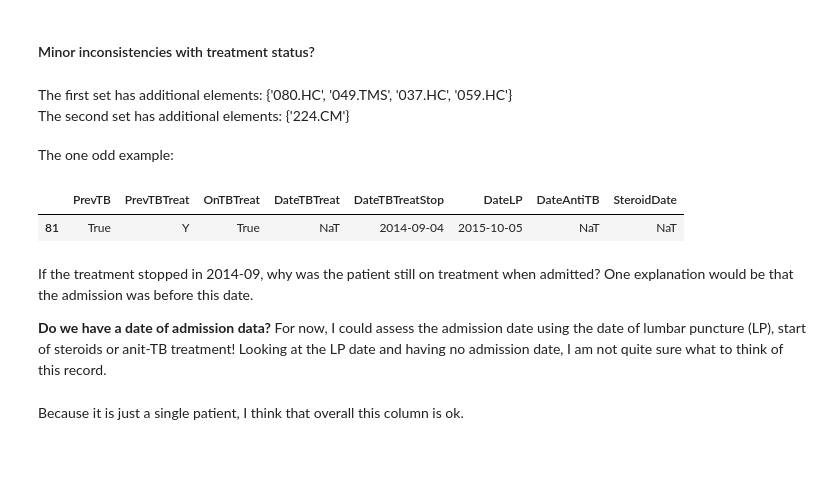
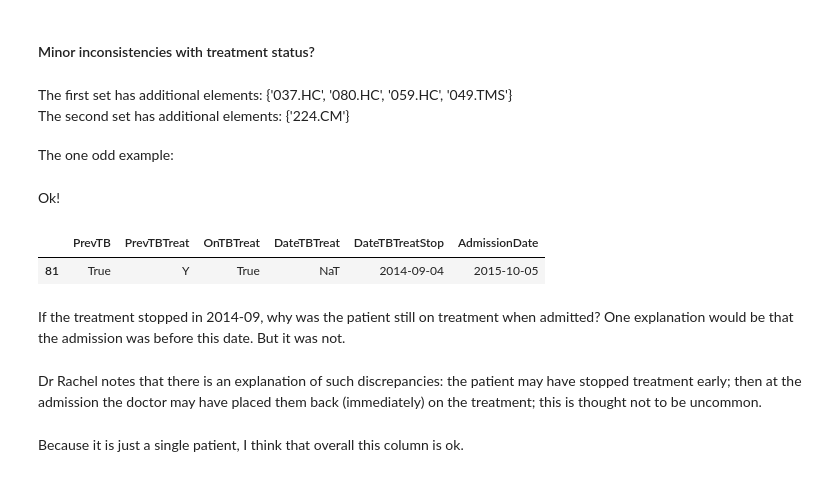
Before and after one commit to krassowski/meningitis-integration, a Jupyter notebook: data_exploration/Clinical_data_first_look.ipynb, the cells around one changed output. Cells and saved outputs as stored; diff of their text form; code cells hidden in the pictures.

Commit message:
Add updated clinical data & update related notebook

```diff
--- a/data_exploration/Clinical_data_first_look.ipynb
+++ b/data_exploration/Clinical_data_first_look.ipynb
@@ -215,11 +223,9 @@ clinical_data['was_previous_tb_pulmonary'] = clinical_data.apply(lambda patient:
 # %%
 clinical_data['was_previous_tb_extrapulmonary'] = clinical_data.apply(lambda patient:
-    # ignore patients with no history of TB (set the value to NaN)
     nan if not (patient.PrevTB == True) else
-    (
-        'TBM' in str(patient.PrevTBForm)
-        or
-        'Meningeal' in str(patient.PrevTBForm)
+    any(
+        term in str(patient.PrevTBForm)
+        for term in ['TBM', 'Meningeal', 'Pleural']
     )
 , axis=1)
 # %% [markdown]
@@ -471,0 +482,3 @@ Is 600 days a real figure or a typo? I mean, if some patient reported having a h
+# %%
+clinical_data['headache_days_corrected'] = clinical_data['HeadacheD'].replace({600: 60})
+clinical_data['headache_days_corrected'].max()
@@ -702,24 +717,26 @@ compare_sets(
     clinical_data[~clinical_data.DateTBTreatStop.isnull()].PatientID
 )
 # %% [output]
-The first set has additional elements: {'080.HC', '049.TMS', '037.HC', '059.HC'}
+The first set has additional elements: {'037.HC', '080.HC', '059.HC', '049.TMS'}
 The second set has additional elements: {'224.CM'}
 # %% [markdown]
 The one odd example:
+# %% [markdown]
+Ok!
 # %%
 columns_of_interest = [
     'PrevTB', 'PrevTBTreat', 'OnTBTreat', 'DateTBTreat', 'DateTBTreatStop',
-    'DateLP', 'DateAntiTB', 'SteroidDate' # see below for the reason for inclusion
+    'AdmissionDate'
 ]
 clinical_data[clinical_data.PatientID == '224.CM'][columns_of_interest]
 # %% [output]
-|  | PrevTB | PrevTBTreat | OnTBTreat | DateTBTreat | DateTBTreatStop | DateLP | DateAntiTB | SteroidDate |
-| 81 | True | Y | True | NaT | 2014-09-04 | 2015-10-05 | NaT | NaT |
+|  | PrevTB | PrevTBTreat | OnTBTreat | DateTBTreat | DateTBTreatStop | AdmissionDate |
+| 81 | True | Y | True | NaT | 2014-09-04 | 2015-10-05 |
 # %% [markdown]
 If the treatment stopped in 2014-09, why was the patient still on treatment when admitted?
-One explanation would be that the admission was before this date.
-
-**Do we have a date of admission data?**  For now, I could assess the admission date using the date of lumbar puncture (LP), start of steroids or anit-TB treatment! Looking at the LP date and having no admission date, I am not quite sure what to think of this record.
+One explanation would be that the admission was before this date. But it was not.
+# %% [markdown]
+Dr Rachel notes that there is an explanation of such discrepancies: the patient may have stopped treatment early; then at the admission the doctor may have placed them back (immediately) on the treatment; this is thought not to be uncommon.
 # %% [markdown]
 Because it is just a single patient, I think that overall this column is ok.
 # %% [markdown]
```
Also changed, not shown: parts of 41 cells of this notebook.
